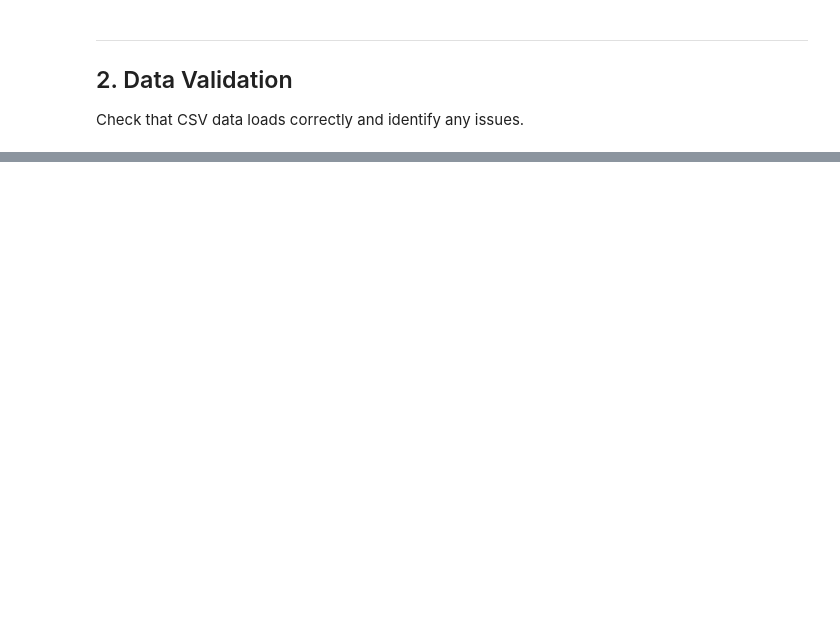
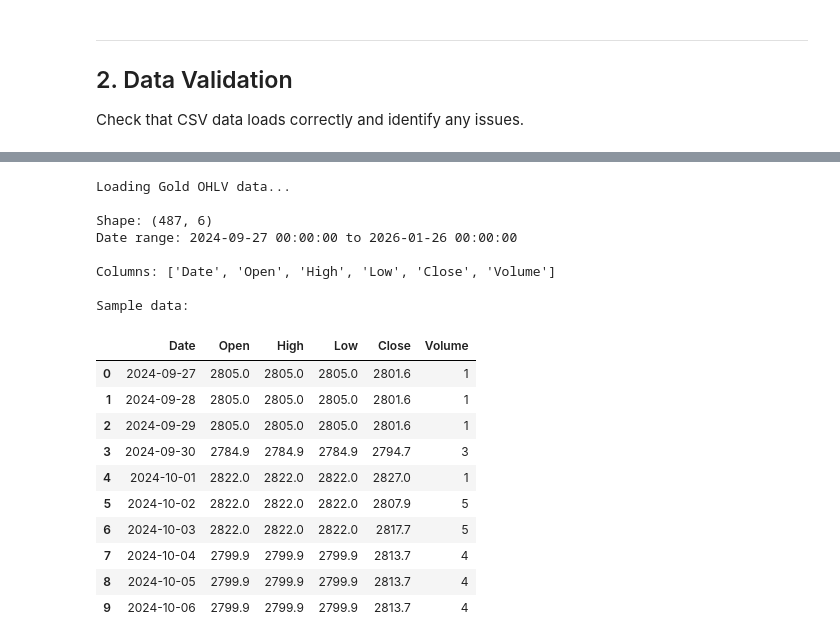
Before and after one commit to nopaniclol/Macro-Scanner, a Jupyter notebook: CSV_Test/commodscanner_csv.ipynb, the cells around one changed output, grey strips where cells are left out. Saved outputs shown, nothing was run; the diff lists cells and outputs as text; code cells hidden in the pictures; blank space fills up the shorter version.

```diff
--- a/CSV_Test/commodscanner_csv.ipynb
+++ b/CSV_Test/commodscanner_csv.ipynb
@@ -507,0 +137,33 @@ print("\n" + "=" * 80)
+# %%
+# Load OHLV data for Gold
+print("Loading Gold OHLV data...")
+gold_ohlv = load_ohlv_data('GCA Comdty')
+
+if gold_ohlv is not None:
+    print(f"\nShape: {gold_ohlv.shape}")
+    print(f"Date range: {gold_ohlv['Date'].min()} to {gold_ohlv['Date'].max()}")
+    print(f"\nColumns: {list(gold_ohlv.columns)}")
+    print("\nSample data:")
+    display(gold_ohlv.head(10))
+else:
+    print("Failed to load Gold OHLV data")
+# %% [output]
+Loading Gold OHLV data...
+
+Shape: (487, 6)
+Date range: 2024-09-27 00:00:00 to 2026-01-26 00:00:00
+
+Columns: ['Date', 'Open', 'High', 'Low', 'Close', 'Volume']
+
+Sample data:
+|  | Date | Open | High | Low | Close | Volume |
+| 0 | 2024-09-27 | 2805.0 | 2805.0 | 2805.0 | 2801.6 | 1 |
+| 1 | 2024-09-28 | 2805.0 | 2805.0 | 2805.0 | 2801.6 | 1 |
+| 2 | 2024-09-29 | 2805.0 | 2805.0 | 2805.0 | 2801.6 | 1 |
+| 3 | 2024-09-30 | 2784.9 | 2784.9 | 2784.9 | 2794.7 | 3 |
+| 4 | 2024-10-01 | 2822.0 | 2822.0 | 2822.0 | 2827.0 | 1 |
+| 5 | 2024-10-02 | 2822.0 | 2822.0 | 2822.0 | 2807.9 | 5 |
+| 6 | 2024-10-03 | 2822.0 | 2822.0 | 2822.0 | 2817.7 | 5 |
+| 7 | 2024-10-04 | 2799.9 | 2799.9 | 2799.9 | 2813.7 | 4 |
+| 8 | 2024-10-05 | 2799.9 | 2799.9 | 2799.9 | 2813.7 | 4 |
+| 9 | 2024-10-06 | 2799.9 | 2799.9 | 2799.9 | 2813.7 | 4 |
```
Also changed, not shown: parts of 46 cells of this notebook, 6 other files.
